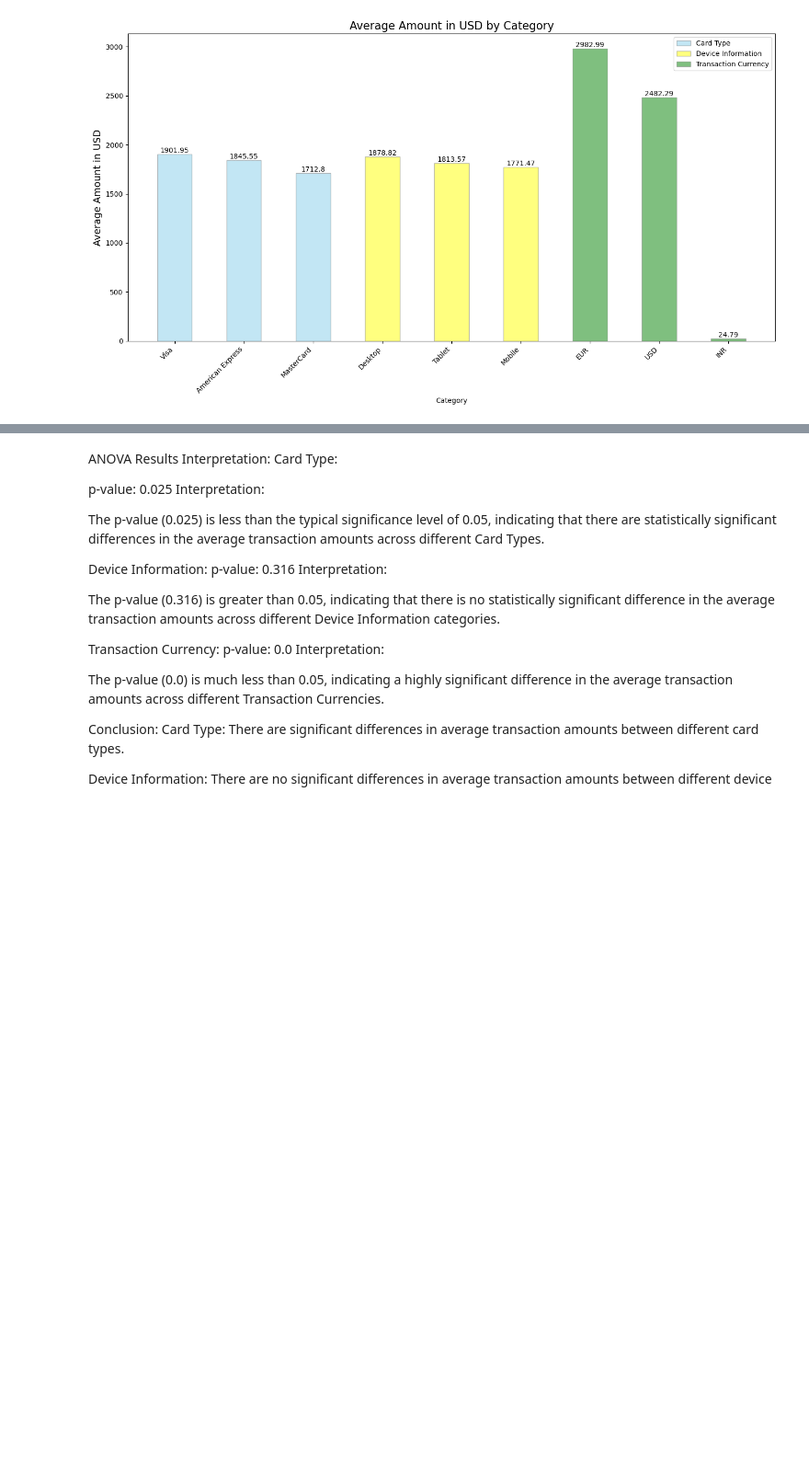
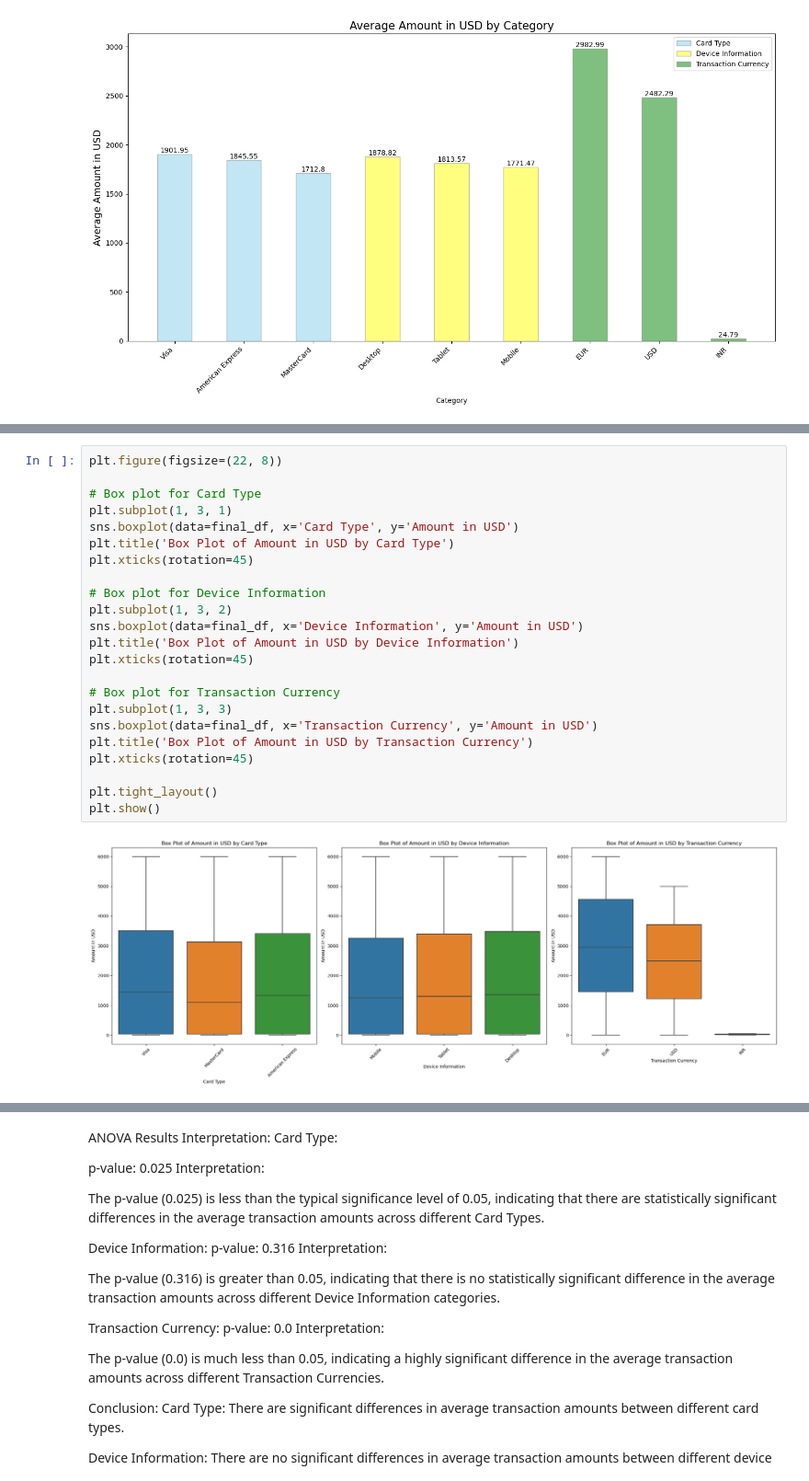
Before and after one commit to Ernawaty2024/project_1_CC_Fraud_analysis, a Jupyter notebook: project1.ipynb, the cells around one changed output, grey strips where cells are left out. Shown at 92% size. Saved outputs shown, nothing was run; the diff lists cells and outputs as text; blank space fills up the shorter version.

```diff
--- a/project1.ipynb
+++ b/project1.ipynb
@@ -359 +342,26 @@ plt.show()
+# %%
+plt.figure(figsize=(22, 8))
+
+# Box plot for Card Type
+plt.subplot(1, 3, 1)
+sns.boxplot(data=final_df, x='Card Type', y='Amount in USD')
+plt.title('Box Plot of Amount in USD by Card Type')
+plt.xticks(rotation=45)
+
+# Box plot for Device Information
+plt.subplot(1, 3, 2)
+sns.boxplot(data=final_df, x='Device Information', y='Amount in USD')
+plt.title('Box Plot of Amount in USD by Device Information')
+plt.xticks(rotation=45)
+
+# Box plot for Transaction Currency
+plt.subplot(1, 3, 3)
+sns.boxplot(data=final_df, x='Transaction Currency', y='Amount in USD')
+plt.title('Box Plot of Amount in USD by Transaction Currency')
+plt.xticks(rotation=45)
+
+plt.tight_layout()
+plt.show()
+# %% [output]
+[figure, added]
 # %%
```
Also changed, not shown: parts of 12 cells of this notebook.
